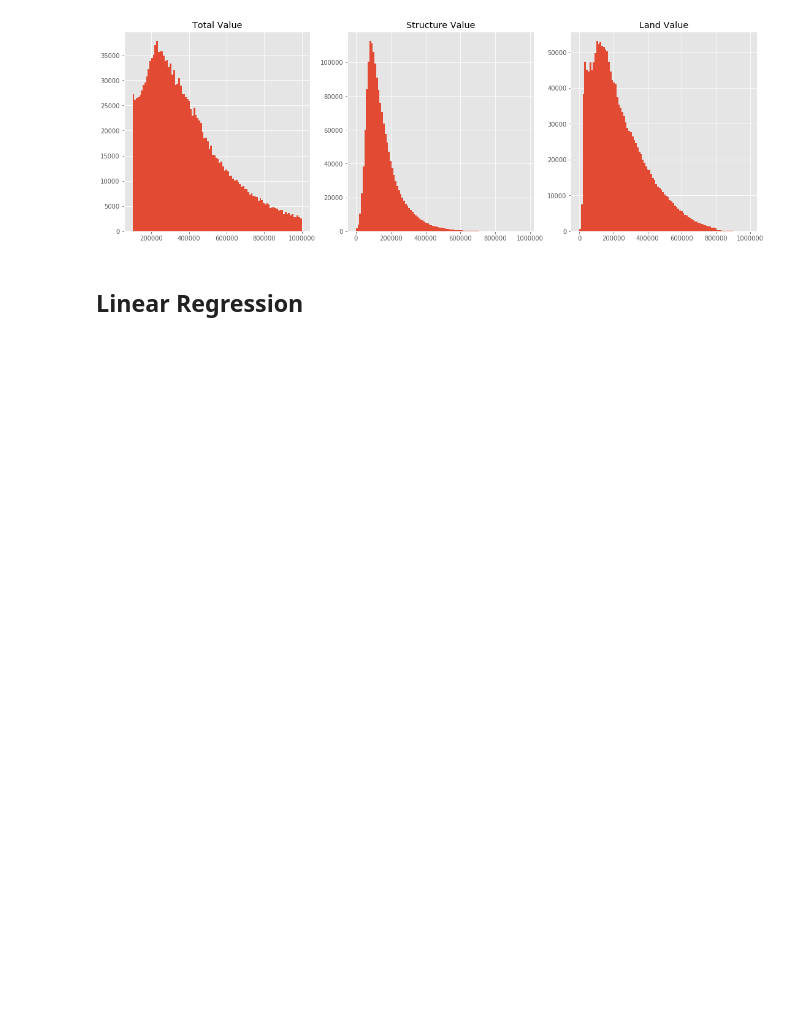
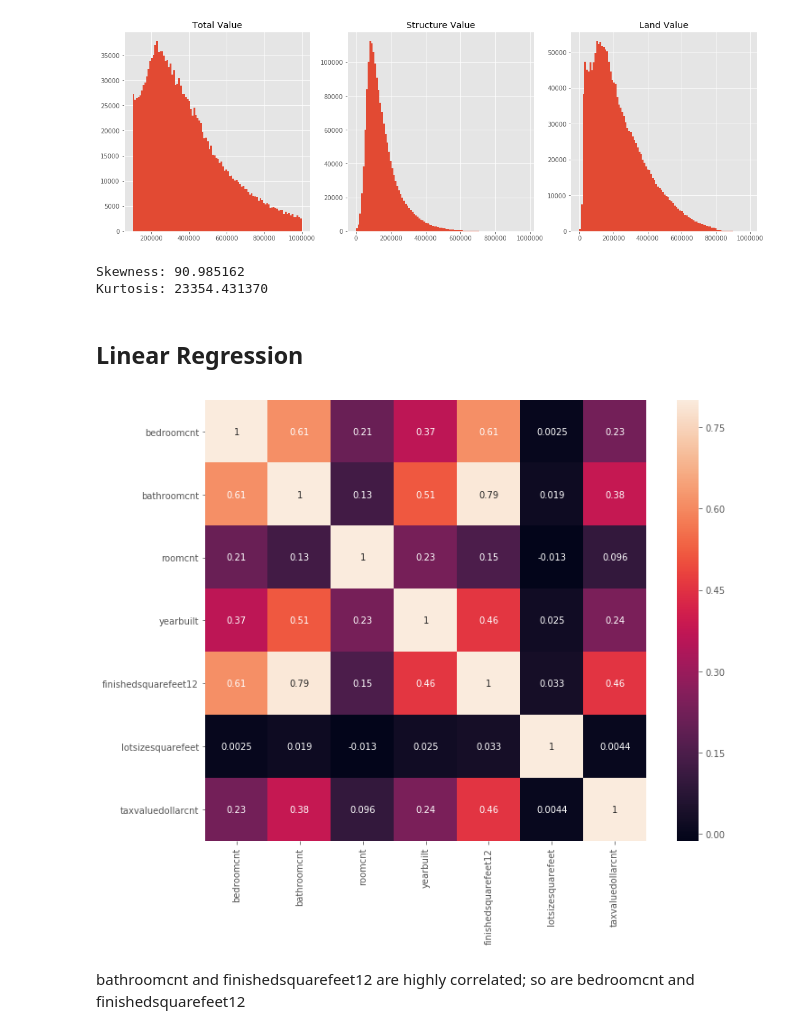
Before and after one commit to sjstone2838/zillow_prize, a Jupyter notebook: notebooks/1. Exploration.ipynb, the cells around one changed output. Drawn from its saved outputs; the diff is of its cells as text; code cells hidden in the pictures; blank space fills up the shorter version.

```diff
--- a/notebooks/1. Exploration.ipynb
+++ b/notebooks/1. Exploration.ipynb
@@ -232,6 +239,12 @@ df.landtaxvaluedollarcnt.hist(bins=100);
 plt.show()
 # %% [output]
 [figure]
+# %%
+print("Skewness: %f" % df_2017.taxvaluedollarcnt.skew())
+print("Kurtosis: %f" % df_2017.taxvaluedollarcnt.kurt())
+# %% [output]
+Skewness: 90.985162
+Kurtosis: 23354.431370
 # %% [markdown]
 ## Linear Regression
 # %%
@@ -248,6 +261,13 @@ target_col = 'taxvaluedollarcnt'
 
 matrix = df[feature_col + [target_col]]
 assert(matrix.isnull().sum().sum() == 0)
+# %%
+f, ax = plt.subplots(figsize=(12, 9))
+sns.heatmap(matrix.corr(), vmax=.8, square=True, annot=True);
+# %% [output]
+[figure, added]
+# %% [markdown]
+bathroomcnt and finishedsquarefeet12 are highly correlated; so are bedroomcnt and finishedsquarefeet12
 # %%
 features = matrix[feature_col]
 features['constant'] = 1
```
Also changed, not shown: parts of 4 cells of this notebook, 4 other files.
